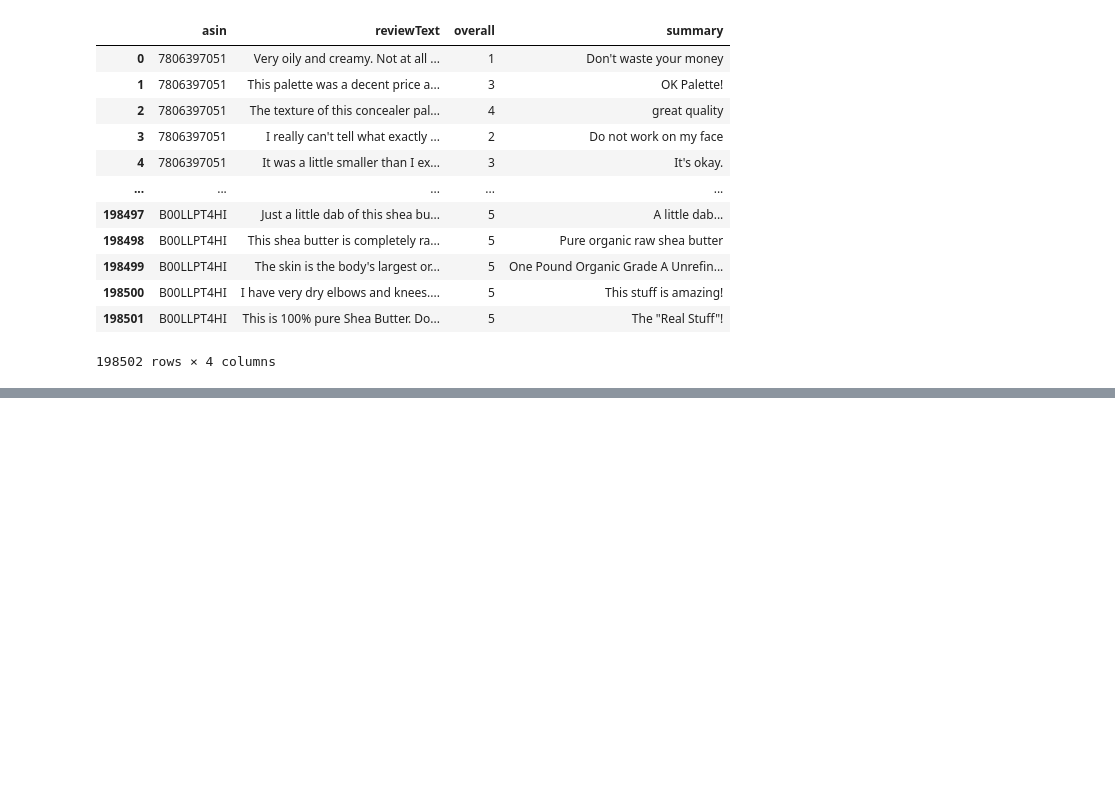
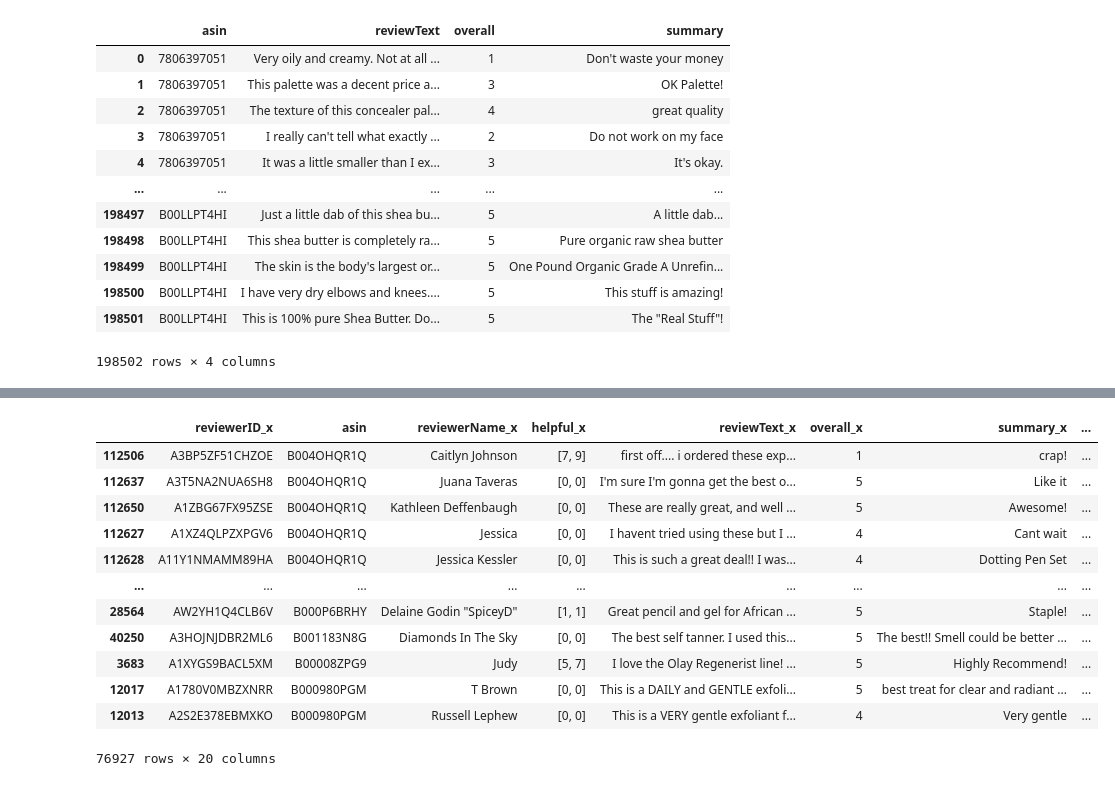
Before and after one commit to vanshika7-max/Amazon-Product-Recommendation-Engine, a Jupyter notebook: Vanshika_Raj_Product_Recommendation_Engine_Capstone_Project.ipynb, the cells around one changed output, grey strips where cells are left out. Drawn from its saved outputs; the diff is of its cells as text; code cells hidden in the pictures; blank space fills up the shorter version.

```diff
--- a/Vanshika_Raj_Product_Recommendation_Engine_Capstone_Project.ipynb
+++ b/Vanshika_Raj_Product_Recommendation_Engine_Capstone_Project.ipynb
@@ -372,0 +468,19 @@ dfNew
+# %%
+# Selecting products with more than 40 reviews
+dfMerged = dfMerged.sort_values(by='totalReviewers', ascending=False)
+dfCount = dfMerged[dfMerged.totalReviewers >= 40]
+dfCount
+# %% [output]
+|  | reviewerID_x | asin | reviewerName_x | helpful_x | reviewText_x | overall_x | summary_x | ... |
+| 112506 | A3BP5ZF51CHZOE | B004OHQR1Q | Caitlyn Johnson | [7, 9] | first off.... i ordered these exp... | 1 | crap! | ... |
+| 112637 | A3T5NA2NUA6SH8 | B004OHQR1Q | Juana Taveras | [0, 0] | I'm sure I'm gonna get the best o... | 5 | Like it | ... |
+| 112650 | A1ZBG67FX95ZSE | B004OHQR1Q | Kathleen Deffenbaugh | [0, 0] | These are really great, and well ... | 5 | Awesome! | ... |
+| 112627 | A1XZ4QLPZXPGV6 | B004OHQR1Q | Jessica | [0, 0] | I havent tried using these but I ... | 4 | Cant wait | ... |
+| 112628 | A11Y1NMAMM89HA | B004OHQR1Q | Jessica Kessler | [0, 0] | This is such a great deal!! I was... | 4 | Dotting Pen Set | ... |
+| ... | ... | ... | ... | ... | ... | ... | ... | ... |
+| 28564 | AW2YH1Q4CLB6V | B000P6BRHY | Delaine Godin "SpiceyD" | [1, 1] | Great pencil and gel for African ... | 5 | Staple! | ... |
+| 40250 | A3HOJNJDBR2ML6 | B001183N8G | Diamonds In The Sky | [0, 0] | The best self tanner. I used this... | 5 | The best!! Smell could be better ... | ... |
+| 3683 | A1XYGS9BACL5XM | B00008ZPG9 | Judy | [5, 7] | I love the Olay Regenerist line! ... | 5 | Highly Recommend! | ... |
+| 12017 | A1780V0MBZXNRR | B000980PGM | T Brown | [0, 0] | This is a DAILY and GENTLE exfoli... | 5 | best treat for clear and radiant ... | ... |
+| 12013 | A2S2E378EBMXKO | B000980PGM | Russell Lephew | [0, 0] | This is a VERY gentle exfoliant f... | 4 | Very gentle | ... |
+76927 rows × 20 columns
```
Also changed, not shown: parts of 17 cells of this notebook.
